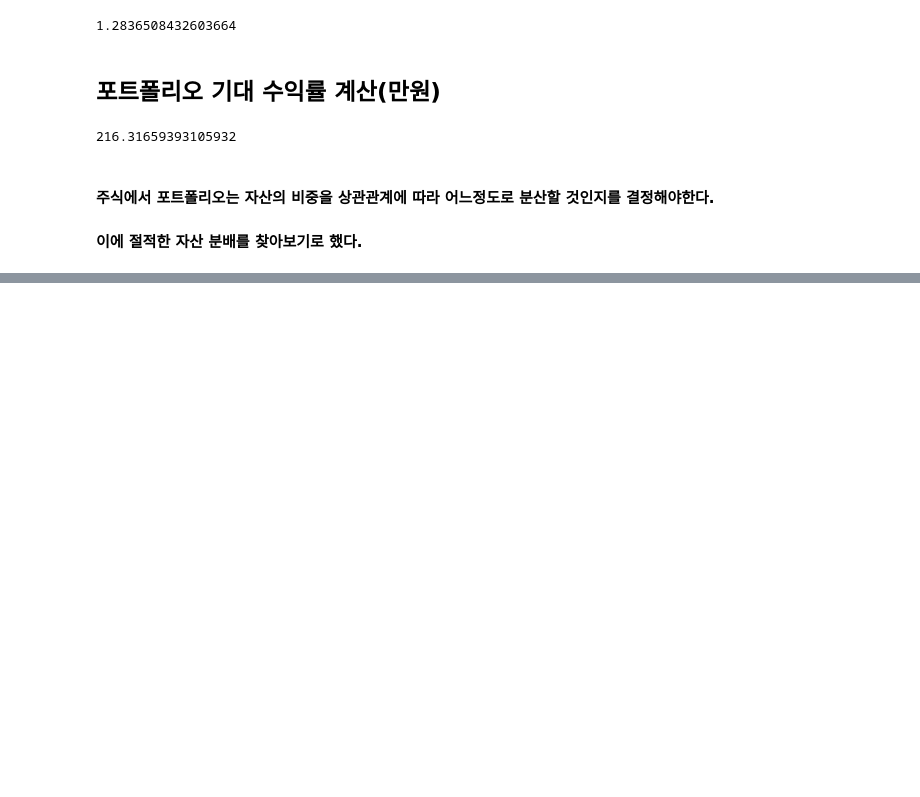
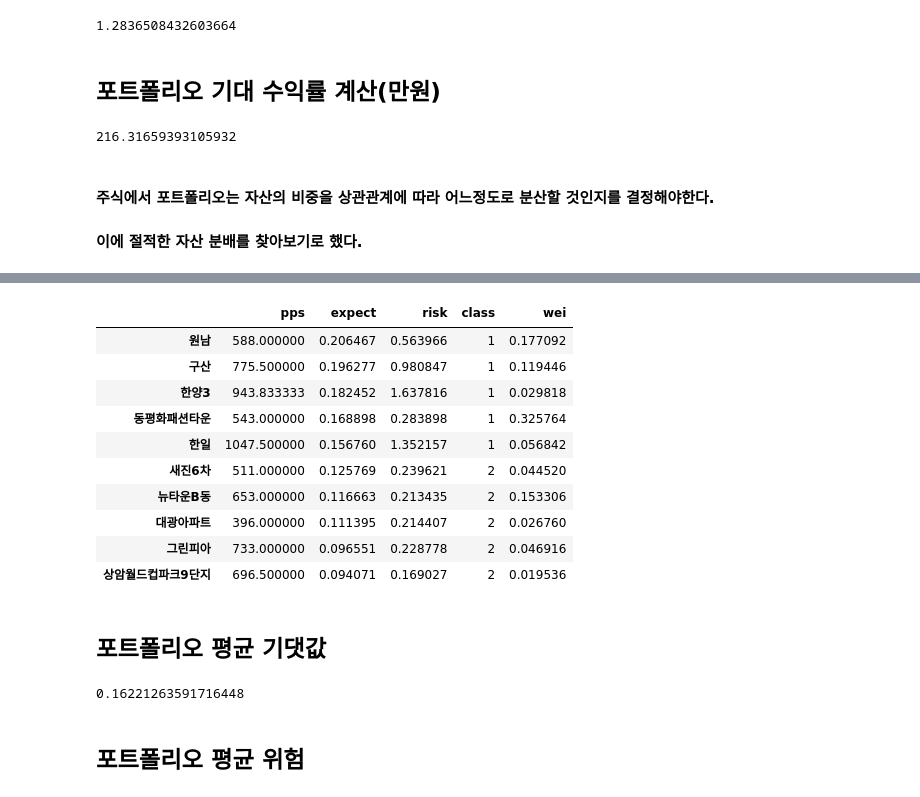
Before and after one commit to h0n9670/ApartmentPrice, a Jupyter notebook: Analysis_Prediction_Python/K_20200415_ExpectedReturnRist.ipynb, the cells around one changed output, grey strips where cells are left out. Drawn from its saved outputs; the diff is of its cells as text; code cells hidden in the pictures; blank space fills up the shorter version.

```diff
--- a/Analysis_Prediction_Python/K_20200415_ExpectedReturnRist.ipynb
+++ b/Analysis_Prediction_Python/K_20200415_ExpectedReturnRist.ipynb
@@ -434,0 +453,3 @@ plt.show()
+# %%
+weiSelect=weiCount[3078].tolist()
+weiSelect
@@ -434,0 +467,26 @@ plt.show()
+# %%
+sum_per['wei']=weiSelect
+sum_per
+# %% [output]
+|  | pps | expect | risk | class | wei |
+| 원남 | 588.000000 | 0.206467 | 0.563966 | 1 | 0.177092 |
+| 구산 | 775.500000 | 0.196277 | 0.980847 | 1 | 0.119446 |
+| 한양3 | 943.833333 | 0.182452 | 1.637816 | 1 | 0.029818 |
+| 동평화패션타운 | 543.000000 | 0.168898 | 0.283898 | 1 | 0.325764 |
+| 한일 | 1047.500000 | 0.156760 | 1.352157 | 1 | 0.056842 |
+| 새진6차 | 511.000000 | 0.125769 | 0.239621 | 2 | 0.044520 |
+| 뉴타운B동 | 653.000000 | 0.116663 | 0.213435 | 2 | 0.153306 |
+| 대광아파트 | 396.000000 | 0.111395 | 0.214407 | 2 | 0.026760 |
+| 그린피아 | 733.000000 | 0.096551 | 0.228778 | 2 | 0.046916 |
+| 상암월드컵파크9단지 | 696.500000 | 0.094071 | 0.169027 | 2 | 0.019536 |
+# %% [markdown]
+## 포트폴리오 평균 기댓값
+# %%
+expW=0
+for i in range(10):
+    expW += sum_per.iloc[i,1]*sum_per.iloc[i,4]
+expW
+# %% [output]
+0.16221263591716448
+# %% [markdown]
+## 포트폴리오 평균 위험
```
Also changed, not shown: parts of 14 cells of this notebook, 3 other files.
